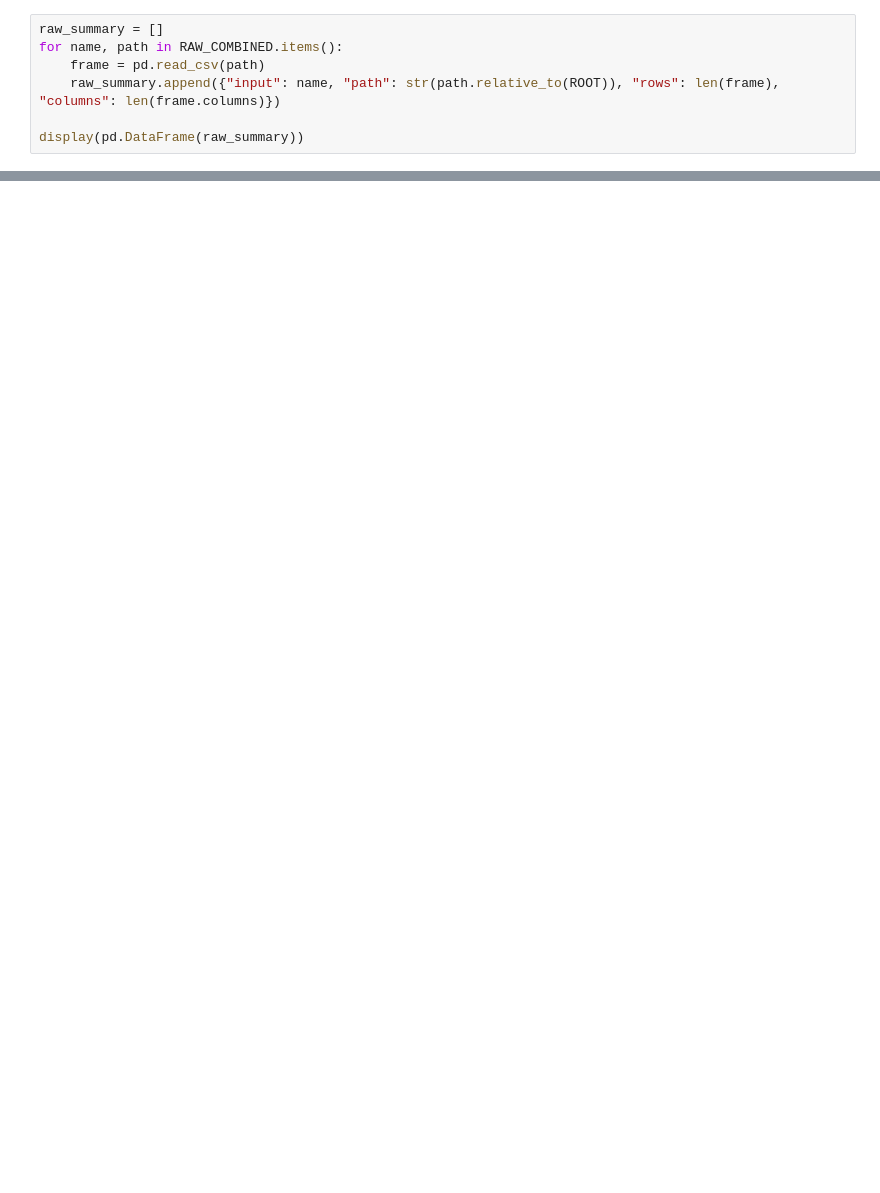
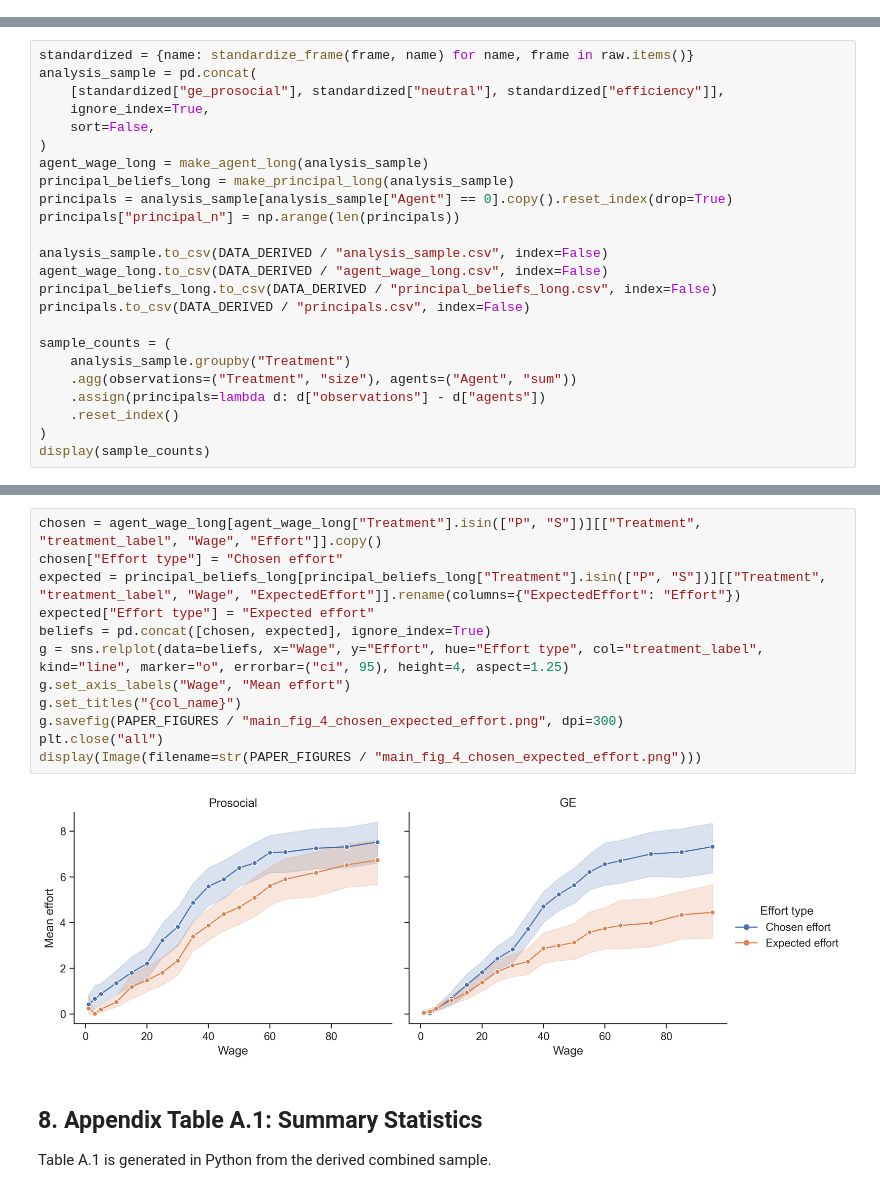
Before and after one commit to armoutihansen/efficiency-wages, a Jupyter notebook: analysis.ipynb, the cells around one changed output, grey strips where cells are left out. Saved outputs shown, nothing was run; the diff lists cells and outputs as text; blank space fills up the shorter version.

Commit message:
Add self-contained analysis notebook

```diff
--- a/analysis.ipynb
+++ b/analysis.ipynb
@@ -31,7 +0,0 @@ The analysis starts from the treatment-level `combined.csv` files in `data/raw`.
-# %%
-raw_summary = []
-for name, path in RAW_COMBINED.items():
-    frame = pd.read_csv(path)
-    raw_summary.append({"input": name, "path": str(path.relative_to(ROOT)), "rows": len(frame), "columns": len(frame.columns)})
-
-display(pd.DataFrame(raw_summary))
@@ -361,0 +185,24 @@ pd.DataFrame({"output": [str(path.relative_to(ROOT)) for path in output_files]})
+# %%
+standardized = {name: standardize_frame(frame, name) for name, frame in raw.items()}
+analysis_sample = pd.concat(
+    [standardized["ge_prosocial"], standardized["neutral"], standardized["efficiency"]],
+    ignore_index=True,
+    sort=False,
+)
+agent_wage_long = make_agent_long(analysis_sample)
+principal_beliefs_long = make_principal_long(analysis_sample)
+principals = analysis_sample[analysis_sample["Agent"] == 0].copy().reset_index(drop=True)
+principals["principal_n"] = np.arange(len(principals))
+
+analysis_sample.to_csv(DATA_DERIVED / "analysis_sample.csv", index=False)
+agent_wage_long.to_csv(DATA_DERIVED / "agent_wage_long.csv", index=False)
+principal_beliefs_long.to_csv(DATA_DERIVED / "principal_beliefs_long.csv", index=False)
+principals.to_csv(DATA_DERIVED / "principals.csv", index=False)
+
+sample_counts = (
+    analysis_sample.groupby("Treatment")
+    .agg(observations=("Treatment", "size"), agents=("Agent", "sum"))
+    .assign(principals=lambda d: d["observations"] - d["agents"])
+    .reset_index()
+)
+display(sample_counts)
@@ -361,0 +727,18 @@ pd.DataFrame({"output": [str(path.relative_to(ROOT)) for path in output_files]})
+# %%
+chosen = agent_wage_long[agent_wage_long["Treatment"].isin(["P", "S"])][["Treatment", "treatment_label", "Wage", "Effort"]].copy()
+chosen["Effort type"] = "Chosen effort"
+expected = principal_beliefs_long[principal_beliefs_long["Treatment"].isin(["P", "S"])][["Treatment", "treatment_label", "Wage", "ExpectedEffort"]].rename(columns={"ExpectedEffort": "Effort"})
+expected["Effort type"] = "Expected effort"
+beliefs = pd.concat([chosen, expected], ignore_index=True)
+g = sns.relplot(data=beliefs, x="Wage", y="Effort", hue="Effort type", col="treatment_label", kind="line", marker="o", errorbar=("ci", 95), height=4, aspect=1.25)
+g.set_axis_labels("Wage", "Mean effort")
+g.set_titles("{col_name}")
+g.savefig(PAPER_FIGURES / "main_fig_4_chosen_expected_effort.png", dpi=300)
+plt.close("all")
+display(Image(filename=str(PAPER_FIGURES / "main_fig_4_chosen_expected_effort.png")))
+# %% [output]
+[figure, added]
+# %% [markdown]
+## 8. Appendix Table A.1: Summary Statistics
+
+Table A.1 is generated in Python from the derived combined sample.
```
Also changed, not shown: parts of 53 cells of this notebook, 9 other files.
